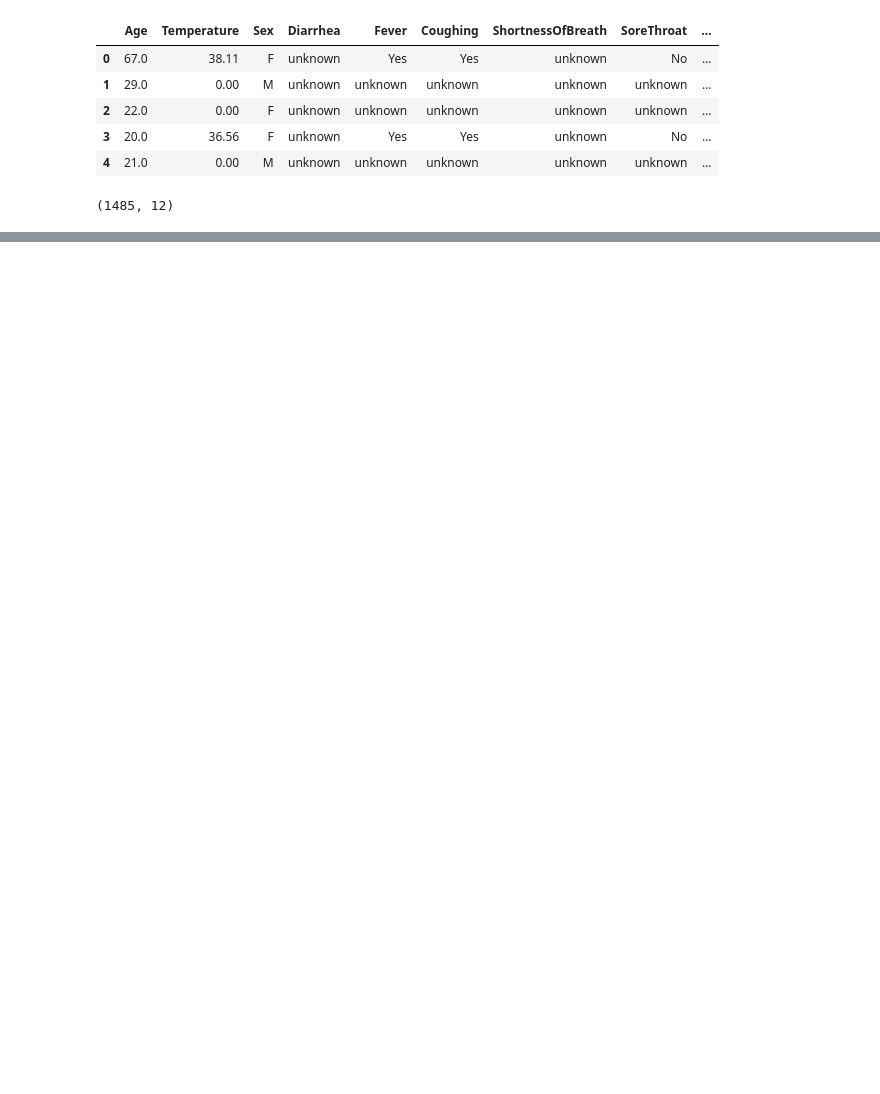
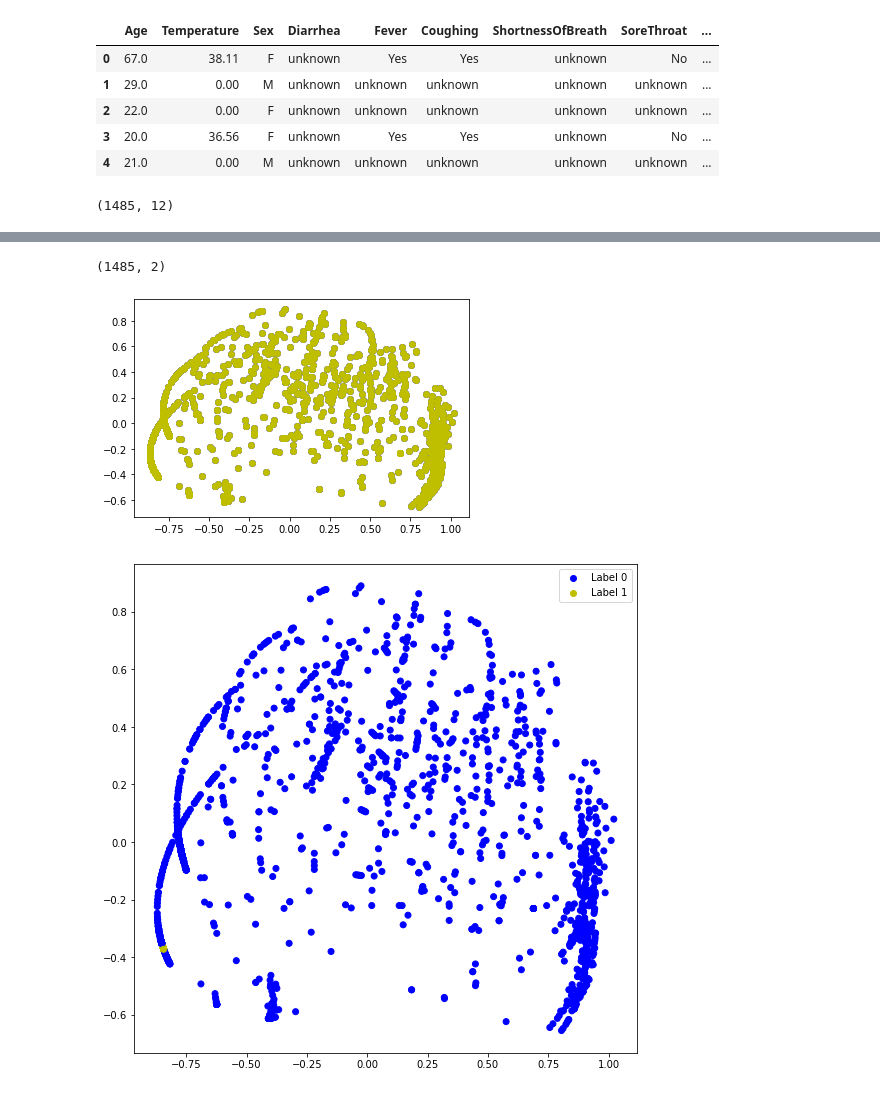
Before and after one commit to evelina03/spectral_clustering, a Jupyter notebook: Dataset_2/SPECTRAL.ipynb, the cells around one changed output, grey strips where cells are left out. Saved outputs shown, nothing was run; the diff lists cells and outputs as text; code cells hidden in the pictures; blank space fills up the shorter version.

Commit message:
Update SPECTRAL

```diff
--- a/Dataset_2/SPECTRAL.ipynb
+++ b/Dataset_2/SPECTRAL.ipynb
@@ -95,0 +57,35 @@ df_cluster.head()
+# %%
+df_cluster1 = datapreprocessing(df_cluster)
+# %%
+df_cluster1.shape
+# %% [output]
+(1485, 2)
+# %%
+# Building the affinity model
+def spectral(n,a,df):
+    spectral_model_nn = SpectralClustering(n_clusters = n, affinity = a)
+    labels_nn = spectral_model_nn.fit_predict(df)
+    return labels_nn
+# %%
+labels_nn = spectral(2,"nearest_neighbors",df_cluster1)
+# %%
+# Building the label to colour mapping
+def visualization(df1,df2):
+    colours = {}
+    colours[0] = 'b'
+    colours[1] = 'y'
+
+    cvec = [colours[label] for label in df1]
+    b = plt.scatter(df2['P1'], df2['P2'], color ='b');
+    y = plt.scatter(df2['P1'], df2['P2'], color ='y');
+
+    plt.figure(figsize =(9, 9))
+    plt.scatter(df2['P1'], df2['P2'], c = cvec)
+    plt.legend((b, y), ('Label 0', 'Label 1'))
+    plot = plt.show()
+    return plot
+# %%
+visualization(labels_nn,df_cluster1)
+# %% [output]
+[figure, added]
+[figure, added]
```
Also changed, not shown: parts of 6 cells of this notebook, 1 other file.
